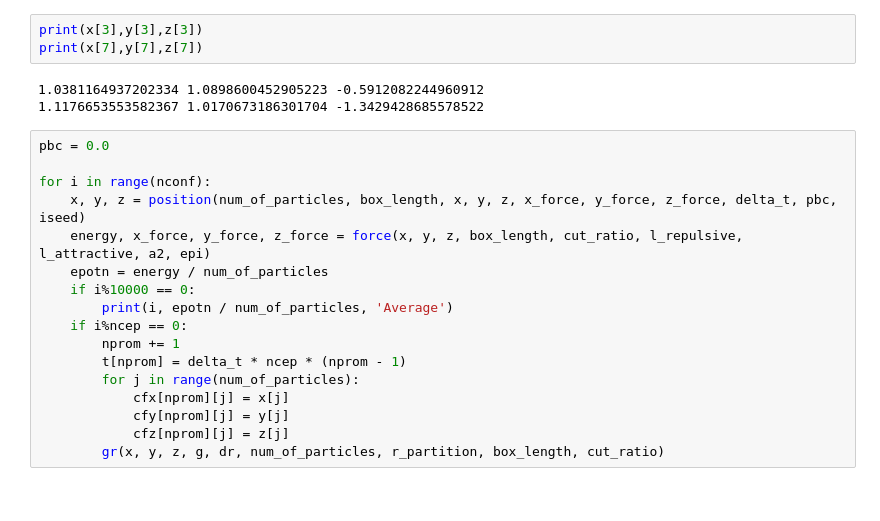
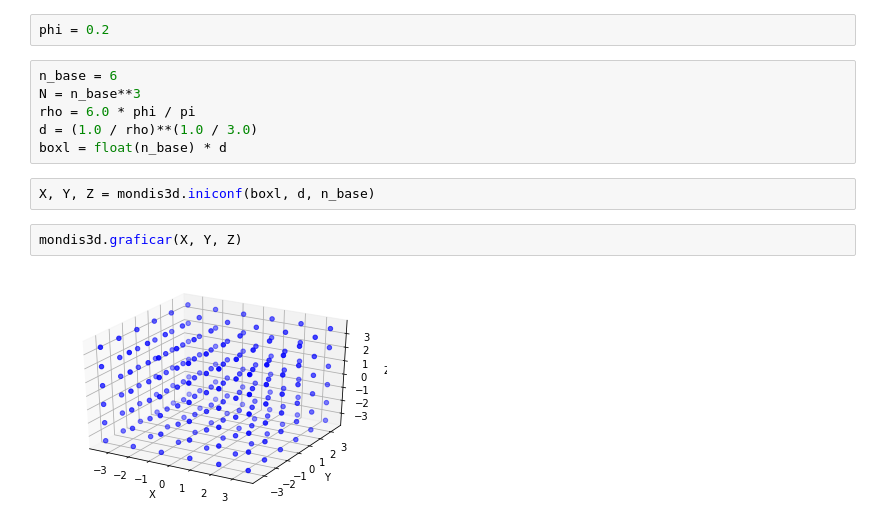
Before and after one commit to Pagutri/HardSphere, a Jupyter notebook: BrownianDynamics.ipynb, the cells around one changed output. Drawn from its saved outputs; the diff is of its cells as text.

```diff
--- a/BrownianDynamics.ipynb
+++ b/BrownianDynamics.ipynb
@@ -224,23 +8,14 @@ Text(0.5, 0, 'Z')
-# %%
-print(x[3],y[3],z[3])
-print(x[7],y[7],z[7])
-# %% [output]
-1.0381164937202334 1.0898600452905223 -0.5912082244960912
-1.1176653553582367 1.0170673186301704 -1.3429428685578522
-# %%
-pbc = 0.0
-
-for i in range(nconf):
-    x, y, z = position(num_of_particles, box_length, x, y, z, x_force, y_force, z_force, delta_t, pbc, iseed)
-    energy, x_force, y_force, z_force = force(x, y, z, box_length, cut_ratio, l_repulsive, l_attractive, a2, epi)
-    epotn = energy / num_of_particles
-    if i%10000 == 0:
-        print(i, epotn / num_of_particles, 'Average')
-    if i%ncep == 0:
-        nprom += 1
-        t[nprom] = delta_t * ncep * (nprom - 1)
-        for j in range(num_of_particles):
-            cfx[nprom][j] = x[j]
-            cfy[nprom][j] = y[j]
-            cfz[nprom][j] = z[j]
-        gr(x, y, z, g, dr, num_of_particles, r_partition, box_length, cut_ratio)
+# %%
+phi = 0.2
+# %%
+n_base = 6
+N = n_base**3
+rho = 6.0 * phi / pi
+d = (1.0 / rho)**(1.0 / 3.0)
+boxl = float(n_base) * d
+# %%
+X, Y, Z = mondis3d.iniconf(boxl, d, n_base)
+# %%
+mondis3d.graficar(X, Y, Z)
+# %% [output]
+[figure, added]
```
Also changed, not shown: parts of 23 cells of this notebook, 1 other file.
